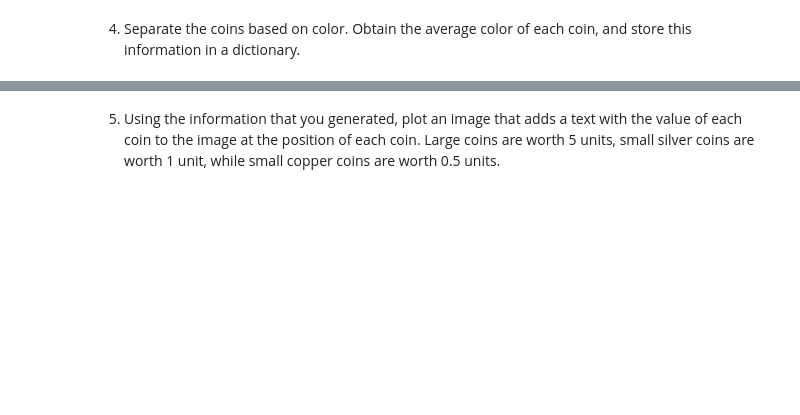
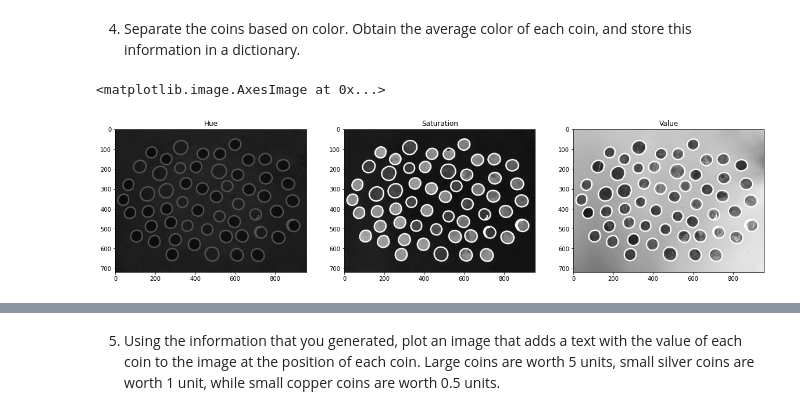
Before and after one commit to marcefuentesl/Computer-Vision, a Jupyter notebook: Assignments/A4. Coin counter.ipynb, the cells around one changed output, grey strips where cells are left out. Cells and saved outputs as stored; diff of their text form; code cells hidden in the pictures; blank space fills up the shorter version.

```diff
--- a/Assignments/A4. Coin counter.ipynb
+++ b/Assignments/A4. Coin counter.ipynb
@@ -104,0 +110,24 @@ print(len(contours))
+# %%
+# TO DO: Obtain the average color of each coin, and store it for future use.
+
+# Convert from RGB to HSV
+hsv = cv2.cvtColor(coins_copy, cv2.COLOR_RGB2HSV)
+
+# HSV channels
+h = hsv[:,:,0]
+s = hsv[:,:,1]
+v = hsv[:,:,2]
+
+f, (ax1, ax2, ax3) = plt.subplots(1, 3, figsize=(20,10))
+
+ax1.set_title('Hue')
+ax1.imshow(h, cmap='gray')
+
+ax2.set_title('Saturation')
+ax2.imshow(s, cmap='gray')
+
+ax3.set_title('Value')
+ax3.imshow(v, cmap='gray')
+# %% [output]
+<matplotlib.image.AxesImage at 0x...>
+[figure, added]
```
Also changed, not shown: parts of 11 cells of this notebook.
